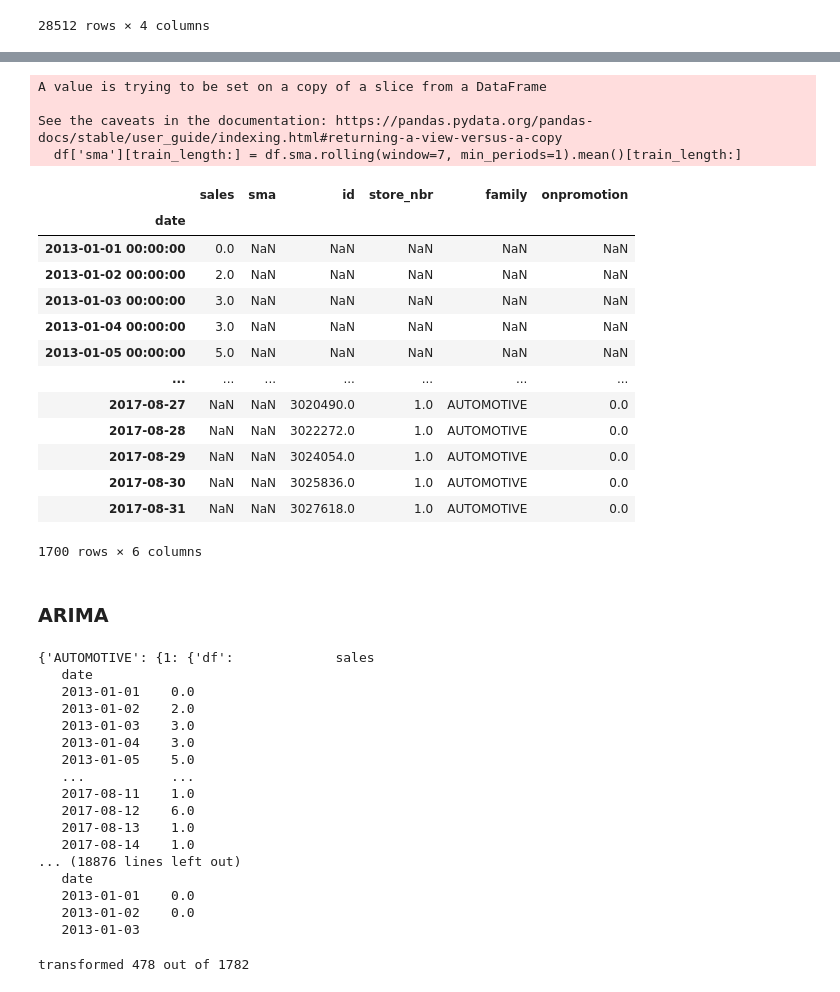
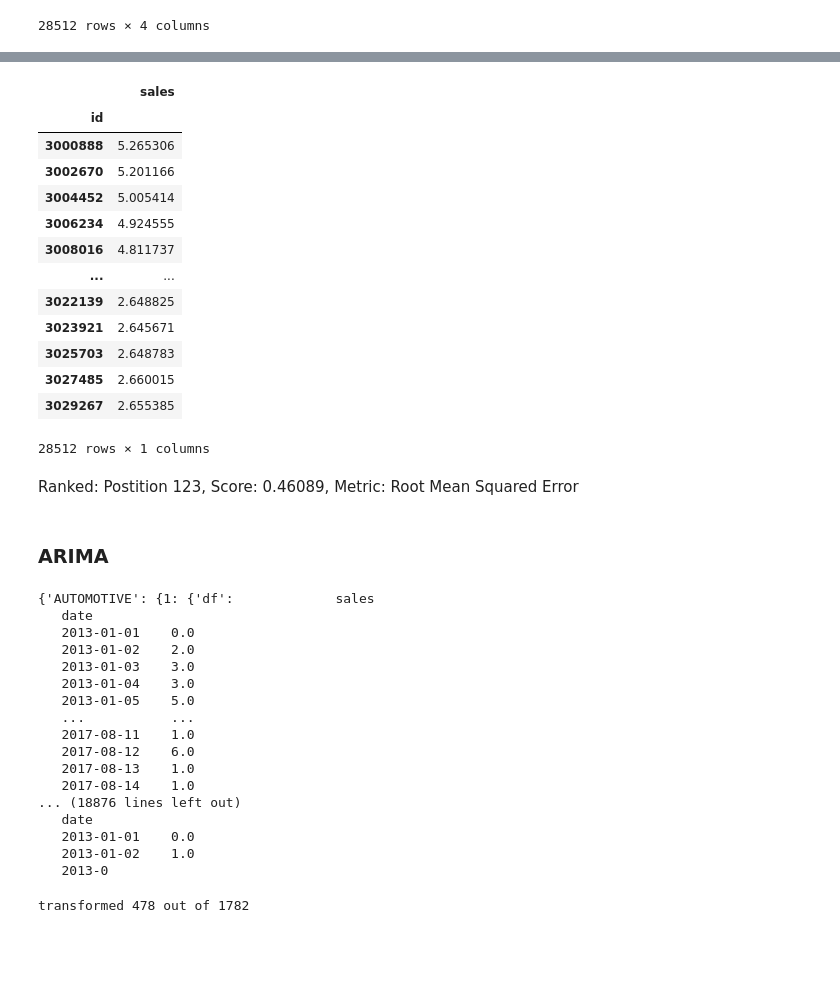
Before and after one commit to lkno0705/IndustrialApplicationsofAI, a Jupyter notebook: secondary-sector/practical-supply-chain-management/Sales-Forecasting.ipynb, the cells around one changed output, grey strips where cells are left out. Cells and saved outputs as stored; diff of their text form; code cells hidden in the pictures; blank space fills up the shorter version.

```diff
--- a/secondary-sector/practical-supply-chain-management/Sales-Forecasting.ipynb
+++ b/secondary-sector/practical-supply-chain-management/Sales-Forecasting.ipynb
@@ -388,30 +355,14 @@ Name: sales, Length: 1684, dtype: float64
 # %%
-def add_sma_for_observations(df, store_nbr, family):
+from tqdm import tqdm
+
+def sma(df, store_nbr, family):
     df = df.get_group((family, store_nbr))['sales'].to_frame()
-    df['sma'] = df.sales.rolling(window=7).mean()
+    df['sma'] = df.sales.rolling(window=7, min_periods=1).mean()
     train_length = len(df)
 
     df = pd.concat([df, test_sma.groupby(['family', 'store_nbr']).get_group((family, store_nbr))])
-    df['sma'][train_length:] = df.sma.rolling(window=7, min_periods=1).mean()[train_length:]
-    return df
+
+    for i in np.arange(start=train_length, stop=len(df.sma)):
+        idx = df.index[i]
+        df.loc[idx, 'sma'] = df.sma[i-7:i].mean()
+    return df, train_length
-# %%
-add_sma_for_observations(train_sma.groupby(['family', 'store_nbr']), family='AUTOMOTIVE', store_nbr=1) # TODO: Something is possibly wrong here -> Ask Niklas
-# %% [output]
-A value is trying to be set on a copy of a slice from a DataFrame
-
-See the caveats in the documentation: https://pandas.pydata.org/pandas-docs/stable/user_guide/indexing.html#returning-a-view-versus-a-copy
-  df['sma'][train_length:] = df.sma.rolling(window=7, min_periods=1).mean()[train_length:]
-|  | sales | sma | id | store_nbr | family | onpromotion |
-| date |  |  |  |  |  |  |
-| 2013-01-01 00:00:00 | 0.0 | NaN | NaN | NaN | NaN | NaN |
-| 2013-01-02 00:00:00 | 2.0 | NaN | NaN | NaN | NaN | NaN |
-| 2013-01-03 00:00:00 | 3.0 | NaN | NaN | NaN | NaN | NaN |
-| 2013-01-04 00:00:00 | 3.0 | NaN | NaN | NaN | NaN | NaN |
-| 2013-01-05 00:00:00 | 5.0 | NaN | NaN | NaN | NaN | NaN |
-| ... | ... | ... | ... | ... | ... | ... |
-| 2017-08-27 | NaN | NaN | 3020490.0 | 1.0 | AUTOMOTIVE | 0.0 |
-| 2017-08-28 | NaN | NaN | 3022272.0 | 1.0 | AUTOMOTIVE | 0.0 |
-| 2017-08-29 | NaN | NaN | 3024054.0 | 1.0 | AUTOMOTIVE | 0.0 |
-| 2017-08-30 | NaN | NaN | 3025836.0 | 1.0 | AUTOMOTIVE | 0.0 |
-| 2017-08-31 | NaN | NaN | 3027618.0 | 1.0 | AUTOMOTIVE | 0.0 |
-1700 rows × 6 columns
@@ -426,8 +369,47 @@ splitted_train_sma = {
+# %%
+
+train_grouped = train.groupby(['family', 'store_nbr'])
+
+result = None
+for i, key in tqdm(enumerate(train_grouped.groups.keys())):
+
+    df, train_length = sma(train_grouped, family=key[0], store_nbr=key[1])
+
+    if i == 0:
+        result = df[train_length:]
+        result.set_index('id', inplace=True)
+        continue
+
+    result = pd.concat([result, df[train_length:].set_index('id')])
+
+result.sales = result.sma
+result.drop(columns=['onpromotion', 'family', 'sma', 'store_nbr'], inplace=True)
+result.index = result.index.astype(int)
+result.to_csv('model_submissions/sma.csv')
+result
+# %% [output]
+|  | sales |
+| id |  |
+| 3000888 | 5.265306 |
+| 3002670 | 5.201166 |
+| 3004452 | 5.005414 |
+| 3006234 | 4.924555 |
+| 3008016 | 4.811737 |
+| ... | ... |
+| 3022139 | 2.648825 |
+| 3023921 | 2.645671 |
+| 3025703 | 2.648783 |
+| 3027485 | 2.660015 |
+| 3029267 | 2.655385 |
+28512 rows × 1 columns
+# %% [markdown]
+Ranked: Postition 123, Score: 0.46089, Metric: Root Mean Squared Error
 # %% [markdown]
 ### ARIMA
 # %%
 # Forecasting needs to be done by family and store nbr
 train_ma = train.copy()
+train_ma.index = pd.DatetimeIndex(train_ma.index).to_period('D')
 train_ma_grouped = train_ma.groupby(['family', 'store_nbr'])
 splitted_train_ma = {
     family: {
@@ -439,7 +421,7 @@ splitted_train_ma = {
         for store_nbr in train_ma.store_nbr.unique()
     } for family in train_ma.family.unique()
 }
-splitted_train_ma
+# splitted_train_ma
 # %% [output]
 {'AUTOMOTIVE': {1: {'df':             sales
    date
@@ -456,8 +438,8 @@ splitted_train_ma
 ... (18876 lines left out)
    date
    2013-01-01    0.0
-   2013-01-02    0.0
-   2013-01-03
+   2013-01-02    1.0
+   2013-0
 # %%
 from scipy.stats import boxcox
 from tqdm import tqdm
```
Also changed, not shown: parts of 11 cells of this notebook, 1 other file.
